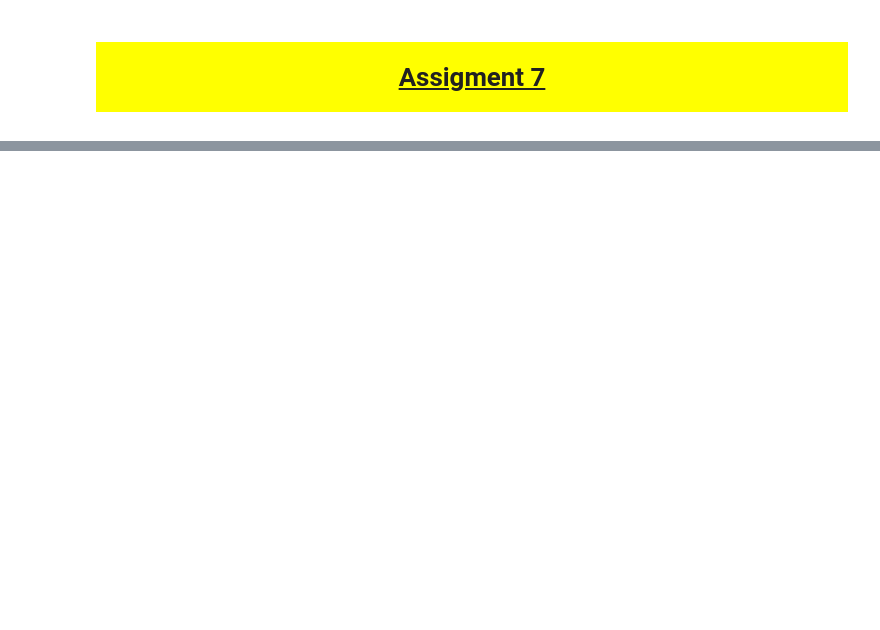
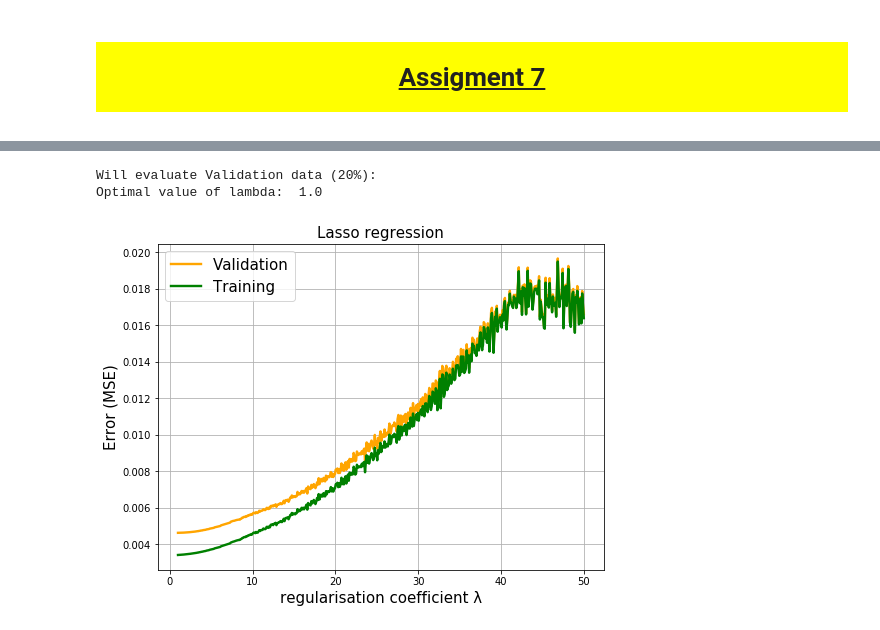
Before and after one commit to anujbansal16/Regularization, a Jupyter notebook: Assignment7.ipynb, the cells around one changed output, grey strips where cells are left out. Drawn from its saved outputs; the diff is of its cells as text; code cells hidden in the pictures; blank space fills up the shorter version.

```diff
--- a/Assignment7.ipynb
+++ b/Assignment7.ipynb
@@ -93,0 +163,8 @@ $$Y=X\beta$$
+# %%
+linearRegressionLasso(trainFile="AdmissionDataset/data.csv",percent=80)
+#with test file as last parameter
+# linearRegressionLasso("AdmissionDataset/data.csv",80,[1,2,3,4,5,6,7],8,False,"AdmissionDataset/testData.csv")
+# %% [output]
+Will evaluate Validation data (20%):
+Optimal value of lambda:  1.0
+[figure, added]
```
Also changed, not shown: parts of 24 cells of this notebook, 1 other file.
